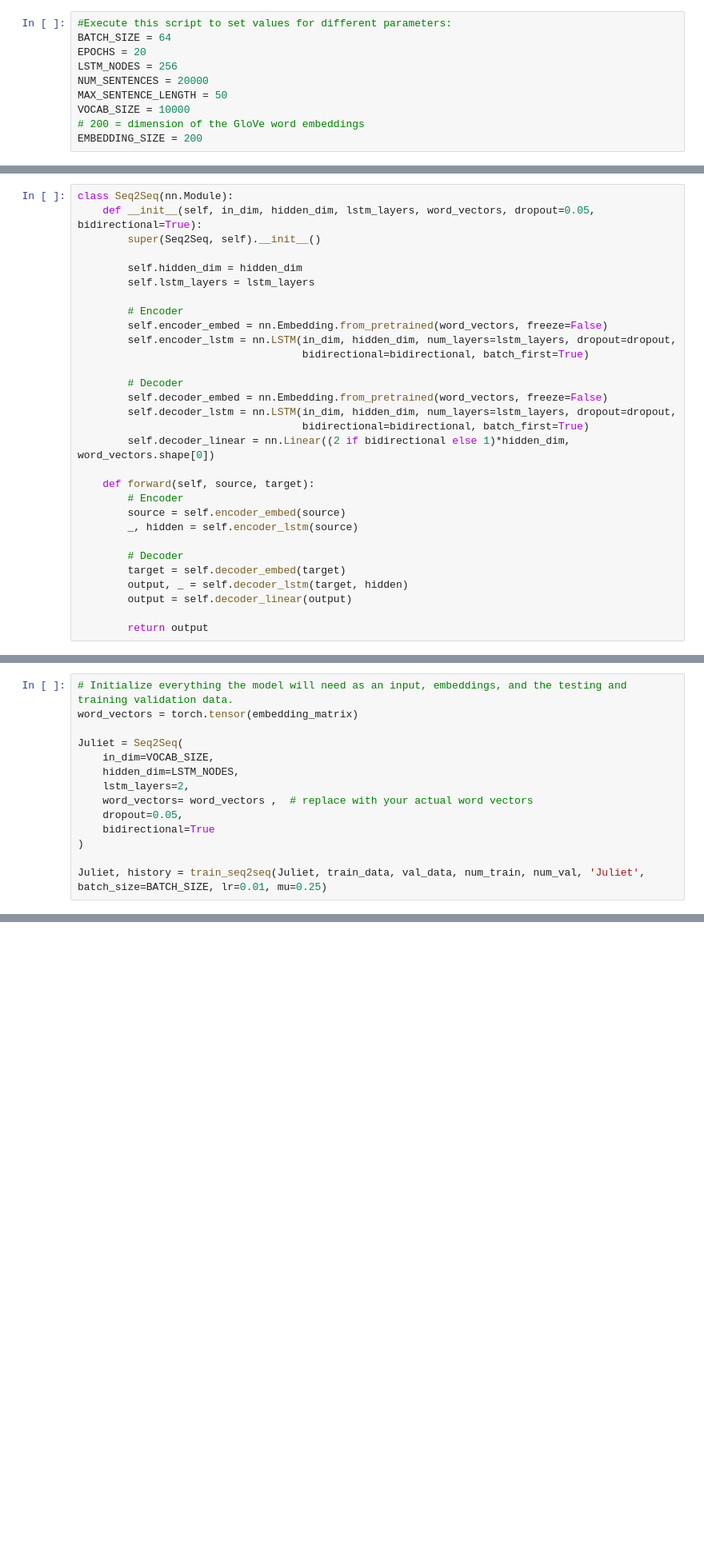
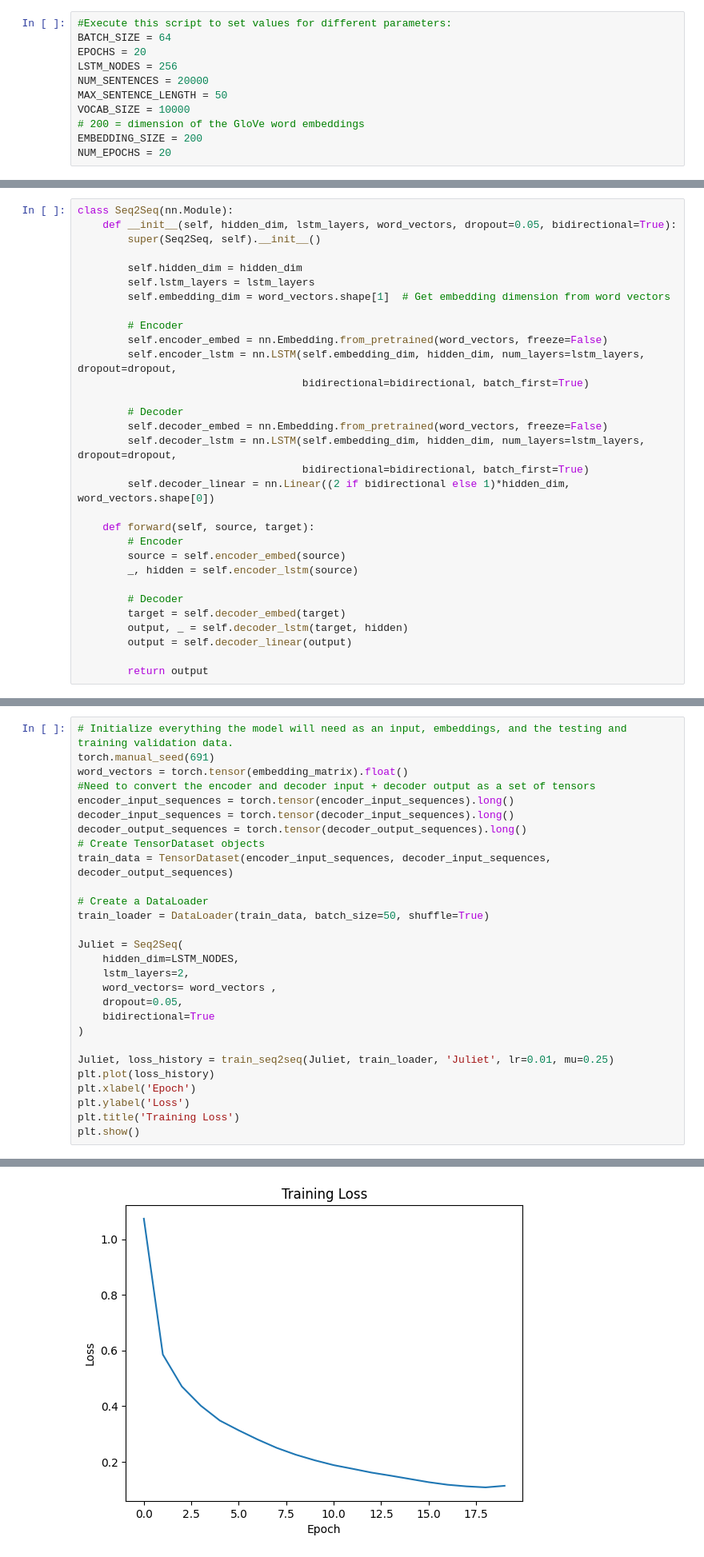
Before and after one commit to Andrew-Gautier/Juliet, a Jupyter notebook: Juliet_NLP_test.ipynb, the cells around one changed output, grey strips where cells are left out. Shown at 80% size. Cells and saved outputs as stored; diff of their text form; blank space fills up the shorter version.

Commit message:
Juliet NLP Complete First Run

```diff
--- a/Juliet_NLP_test.ipynb
+++ b/Juliet_NLP_test.ipynb
@@ -24,3 +24,4 @@ MAX_SENTENCE_LENGTH = 50
 VOCAB_SIZE = 10000
 # 200 = dimension of the GloVe word embeddings
 EMBEDDING_SIZE = 200
+NUM_EPOCHS = 20
@@ -289,19 +301,20 @@ print(embedding_matrix[464])
 # %%
 class Seq2Seq(nn.Module):
-    def __init__(self, in_dim, hidden_dim, lstm_layers, word_vectors, dropout=0.05, bidirectional=True):
+    def __init__(self, hidden_dim, lstm_layers, word_vectors, dropout=0.05, bidirectional=True):
         super(Seq2Seq, self).__init__()
 
         self.hidden_dim = hidden_dim
         self.lstm_layers = lstm_layers
+        self.embedding_dim = word_vectors.shape[1]  # Get embedding dimension from word vectors
 
         # Encoder
         self.encoder_embed = nn.Embedding.from_pretrained(word_vectors, freeze=False)
-        self.encoder_lstm = nn.LSTM(in_dim, hidden_dim, num_layers=lstm_layers, dropout=dropout,
+        self.encoder_lstm = nn.LSTM(self.embedding_dim, hidden_dim, num_layers=lstm_layers, dropout=dropout,
                                     bidirectional=bidirectional, batch_first=True)
 
         # Decoder
         self.decoder_embed = nn.Embedding.from_pretrained(word_vectors, freeze=False)
-        self.decoder_lstm = nn.LSTM(in_dim, hidden_dim, num_layers=lstm_layers, dropout=dropout,
+        self.decoder_lstm = nn.LSTM(self.embedding_dim, hidden_dim, num_layers=lstm_layers, dropout=dropout,
                                     bidirectional=bidirectional, batch_first=True)
         self.decoder_linear = nn.Linear((2 if bidirectional else 1)*hidden_dim, word_vectors.shape[0])
 
@@ -398,14 +386,29 @@ def train_seq2seq(model, train_data, val_data,
 # %%
 # Initialize everything the model will need as an input, embeddings, and the testing and training validation data.
-word_vectors = torch.tensor(embedding_matrix)
+torch.manual_seed(691)
+word_vectors = torch.tensor(embedding_matrix).float()
+#Need to convert the encoder and decoder input + decoder output as a set of tensors
+encoder_input_sequences = torch.tensor(encoder_input_sequences).long()
+decoder_input_sequences = torch.tensor(decoder_input_sequences).long()
+decoder_output_sequences = torch.tensor(decoder_output_sequences).long()
+# Create TensorDataset objects
+train_data = TensorDataset(encoder_input_sequences, decoder_input_sequences, decoder_output_sequences)
+
+# Create a DataLoader
+train_loader = DataLoader(train_data, batch_size=50, shuffle=True)
 
 Juliet = Seq2Seq(
-    in_dim=VOCAB_SIZE,
     hidden_dim=LSTM_NODES,
     lstm_layers=2,
-    word_vectors= word_vectors ,  # replace with your actual word vectors
+    word_vectors= word_vectors ,
     dropout=0.05,
     bidirectional=True
 )
 
-Juliet, history = train_seq2seq(Juliet, train_data, val_data, num_train, num_val, 'Juliet', batch_size=BATCH_SIZE, lr=0.01, mu=0.25)
+Juliet, loss_history = train_seq2seq(Juliet, train_loader, 'Juliet', lr=0.01, mu=0.25)
+plt.plot(loss_history)
+plt.xlabel('Epoch')
+plt.ylabel('Loss')
+plt.title('Training Loss')
+plt.show()
+# %% [output]
@@ -411,0 +432 @@ Juliet, history = train_seq2seq(Juliet, train_data, val_data, num_train, num_val
+[figure, added]
```
Also changed, not shown: parts of 20 cells of this notebook, 2 other files.
